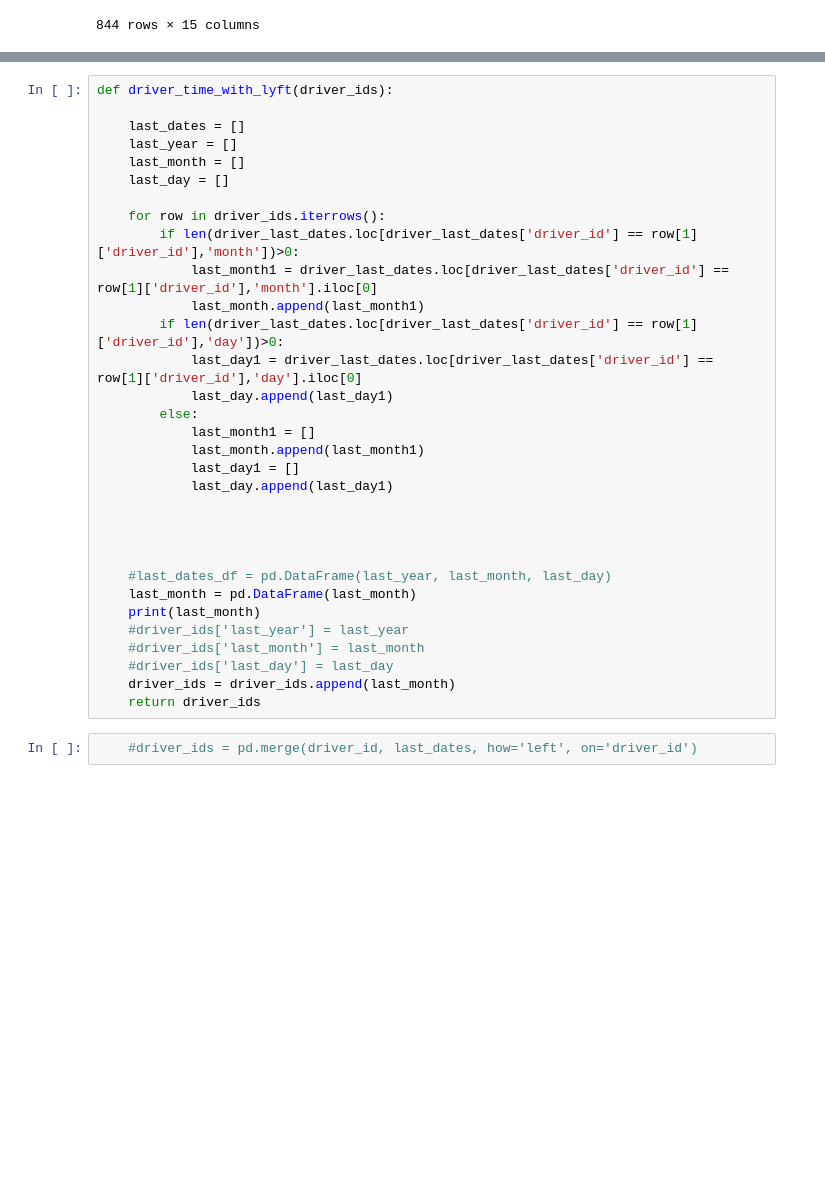
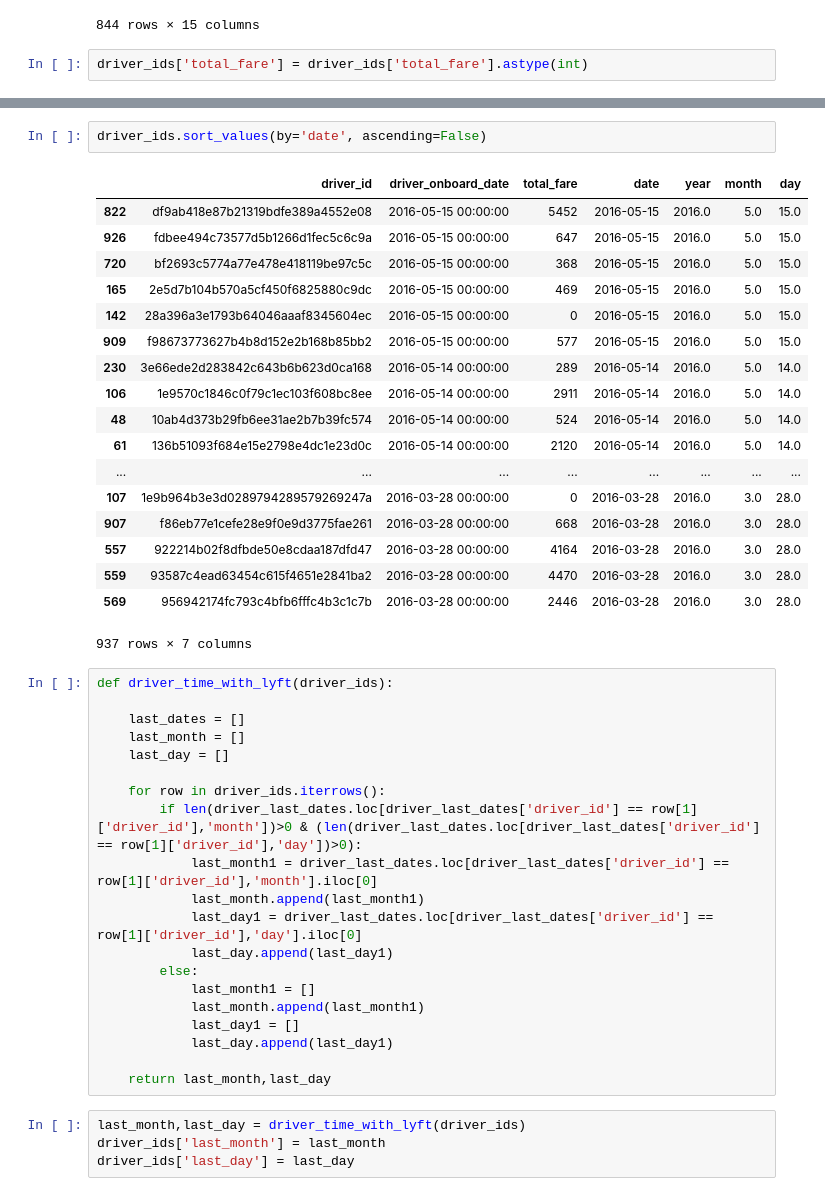
Before and after one commit to nicholasprayogo/lyft_data_challenge, a Jupyter notebook: data-challenge.ipynb, the cells around one changed output, grey strips where cells are left out. Drawn from its saved outputs; the diff is of its cells as text; blank space fills up the shorter version.

```diff
--- a/data-challenge.ipynb
+++ b/data-challenge.ipynb
@@ -300,3 +299,5 @@ driver_last_dates.reset_index(drop = True)
 | 842 | 6eb2e0f41fc9f1fbb70e7751035fdf87 | 3b05bcd79bb2b4b0e6ed7925e351a474 | 3360 | 670 | 0 | dropped_off_at | 2016-03-30 10:53:53 | 2016-03-30 | ... |
 | 843 | bd057e02f75c92917389d90bb215fe91 | 5bfe6a47cdc9fe4fcad19a77724098de | 2325 | 417 | 0 | requested_at | 2016-03-30 18:50:48 | 2016-03-30 | ... |
 844 rows × 15 columns
+# %%
+driver_ids['total_fare'] = driver_ids['total_fare'].astype(int)
@@ -303,16 +325,35 @@ driver_last_dates.reset_index(drop = True)
+# %%
+driver_ids.sort_values(by='date', ascending=False)
+# %% [output]
+|  | driver_id | driver_onboard_date | total_fare | date | year | month | day |
+| 822 | df9ab418e87b21319bdfe389a4552e08 | 2016-05-15 00:00:00 | 5452 | 2016-05-15 | 2016.0 | 5.0 | 15.0 |
+| 926 | fdbee494c73577d5b1266d1fec5c6c9a | 2016-05-15 00:00:00 | 647 | 2016-05-15 | 2016.0 | 5.0 | 15.0 |
+| 720 | bf2693c5774a77e478e418119be97c5c | 2016-05-15 00:00:00 | 368 | 2016-05-15 | 2016.0 | 5.0 | 15.0 |
+| 165 | 2e5d7b104b570a5cf450f6825880c9dc | 2016-05-15 00:00:00 | 469 | 2016-05-15 | 2016.0 | 5.0 | 15.0 |
+| 142 | 28a396a3e1793b64046aaaf8345604ec | 2016-05-15 00:00:00 | 0 | 2016-05-15 | 2016.0 | 5.0 | 15.0 |
+| 909 | f98673773627b4b8d152e2b168b85bb2 | 2016-05-15 00:00:00 | 577 | 2016-05-15 | 2016.0 | 5.0 | 15.0 |
+| 230 | 3e66ede2d283842c643b6b623d0ca168 | 2016-05-14 00:00:00 | 289 | 2016-05-14 | 2016.0 | 5.0 | 14.0 |
+| 106 | 1e9570c1846c0f79c1ec103f608bc8ee | 2016-05-14 00:00:00 | 2911 | 2016-05-14 | 2016.0 | 5.0 | 14.0 |
+| 48 | 10ab4d373b29fb6ee31ae2b7b39fc574 | 2016-05-14 00:00:00 | 524 | 2016-05-14 | 2016.0 | 5.0 | 14.0 |
+| 61 | 136b51093f684e15e2798e4dc1e23d0c | 2016-05-14 00:00:00 | 2120 | 2016-05-14 | 2016.0 | 5.0 | 14.0 |
+| ... | ... | ... | ... | ... | ... | ... | ... |
+| 107 | 1e9b964b3e3d0289794289579269247a | 2016-03-28 00:00:00 | 0 | 2016-03-28 | 2016.0 | 3.0 | 28.0 |
+| 907 | f86eb77e1cefe28e9f0e9d3775fae261 | 2016-03-28 00:00:00 | 668 | 2016-03-28 | 2016.0 | 3.0 | 28.0 |
+| 557 | 922214b02f8dfbde50e8cdaa187dfd47 | 2016-03-28 00:00:00 | 4164 | 2016-03-28 | 2016.0 | 3.0 | 28.0 |
+| 559 | 93587c4ead63454c615f4651e2841ba2 | 2016-03-28 00:00:00 | 4470 | 2016-03-28 | 2016.0 | 3.0 | 28.0 |
+| 569 | 956942174fc793c4bfb6fffc4b3c1c7b | 2016-03-28 00:00:00 | 2446 | 2016-03-28 | 2016.0 | 3.0 | 28.0 |
+937 rows × 7 columns
 # %%
 def driver_time_with_lyft(driver_ids):
 
     last_dates = []
-    last_year = []
     last_month = []
     last_day = []
 
     for row in driver_ids.iterrows():
-        if len(driver_last_dates.loc[driver_last_dates['driver_id'] == row[1]['driver_id'],'month'])>0:
+        if len(driver_last_dates.loc[driver_last_dates['driver_id'] == row[1]['driver_id'],'month'])>0 & (len(driver_last_dates.loc[driver_last_dates['driver_id'] == row[1]['driver_id'],'day'])>0):
             last_month1 = driver_last_dates.loc[driver_last_dates['driver_id'] == row[1]['driver_id'],'month'].iloc[0]
             last_month.append(last_month1)
-        if len(driver_last_dates.loc[driver_last_dates['driver_id'] == row[1]['driver_id'],'day'])>0:
             last_day1 = driver_last_dates.loc[driver_last_dates['driver_id'] == row[1]['driver_id'],'day'].iloc[0]
             last_day.append(last_day1)
         else:
@@ -321,16 +362,8 @@ def driver_time_with_lyft(driver_ids):
             last_day1 = []
             last_day.append(last_day1)
 
-
-
-
-    #last_dates_df = pd.DataFrame(last_year, last_month, last_day)
-    last_month = pd.DataFrame(last_month)
-    print(last_month)
-    #driver_ids['last_year'] = last_year
-    #driver_ids['last_month'] = last_month
-    #driver_ids['last_day'] = last_day
-    driver_ids = driver_ids.append(last_month)
-    return driver_ids
+    return last_month,last_day
-# %%
-    #driver_ids = pd.merge(driver_id, last_dates, how='left', on='driver_id')
+# %%
+last_month,last_day = driver_time_with_lyft(driver_ids)
+driver_ids['last_month'] = last_month
+driver_ids['last_day'] = last_day
```
Also changed, not shown: parts of 10 cells of this notebook.
